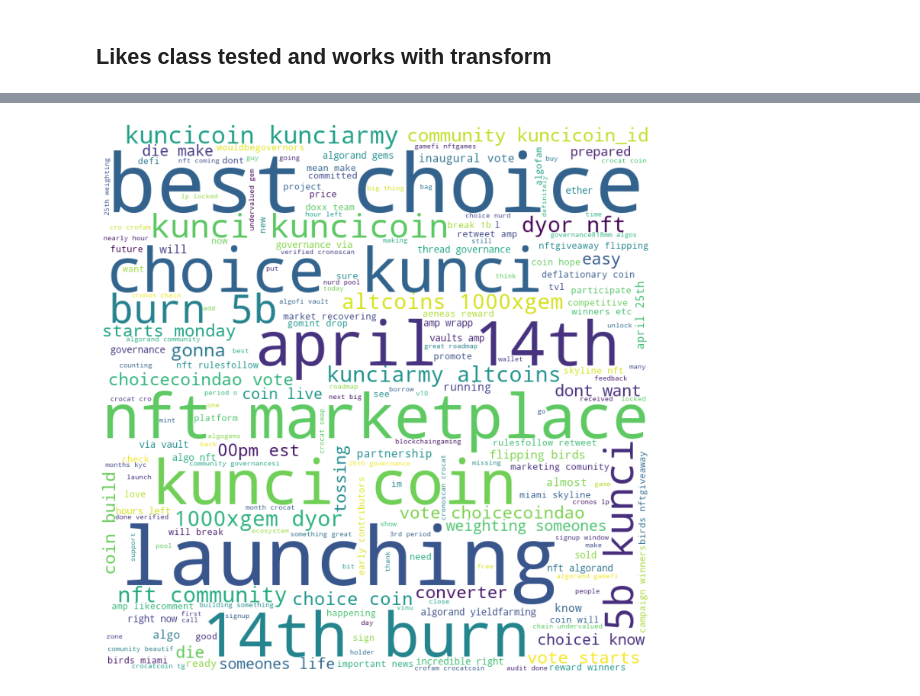
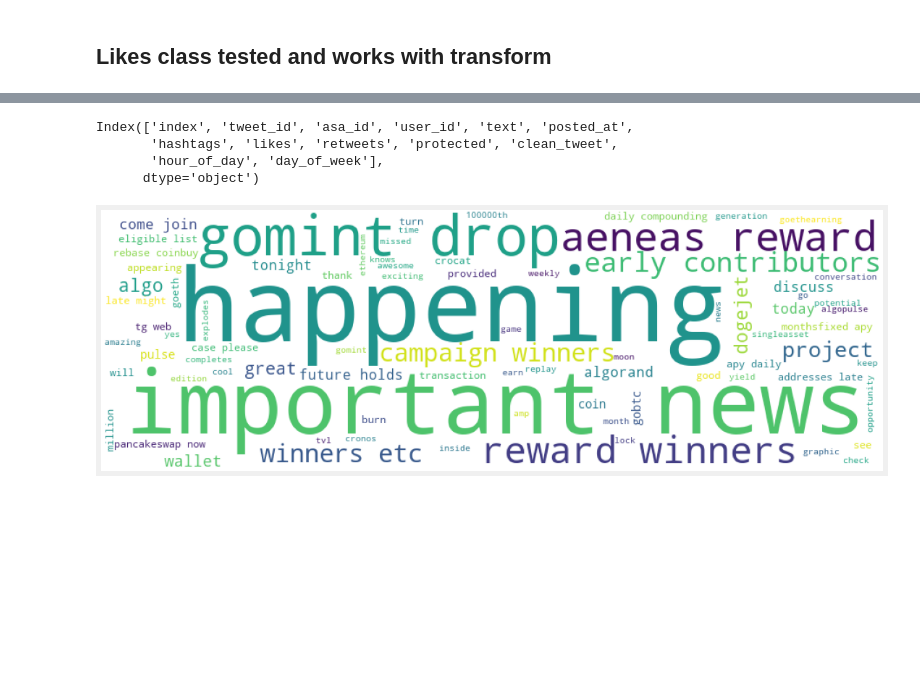
Before and after one commit to nazari-ai/nazari-data-wrangling, a Jupyter notebook: Twitter/twitter_clean.ipynb, the cells around one changed output, grey strips where cells are left out. Saved outputs shown, nothing was run; the diff lists cells and outputs as text; code cells hidden in the pictures; blank space fills up the shorter version.

Commit message:
Text class refactored, all workos now!

```diff
--- a/Twitter/twitter_clean.ipynb
+++ b/Twitter/twitter_clean.ipynb
@@ -253,8 +253,10 @@ ret.plot()
 # %%
 class Text():
 
-    def __init__(self, text):
-        self.text = text
+    def __init__(self, df, column:str):
+        self.df = df
+        self.column = column
+        self.text = df[column]
 
     def wordcloud(self):
         text = self.text
@@ -277,12 +279,13 @@ class Text():
 
             comment_words += " ".join(tokens)+" "
 
-        wordcloud = WordCloud(width = 800, height = 800,
+        wordcloud = WordCloud(width = 900, height = 300,
                 background_color ='white',
                 stopwords = stopwords,
                 min_font_size = 10).generate(comment_words)
 
         # plot the WordCloud image
+        plt.style.use('fivethirtyeight')
         plt.figure(figsize = (15, 10), facecolor = None)
         plt.imshow(wordcloud)
         plt.axis("off")
@@ -291,6 +294,8 @@ class Text():
         return plt.show()
 
     def sentiment(self):
+        df = self.df
+        column = self.df
         text = self.text
         senti = []
         score = [TextBlob(t).sentiment.polarity for t in text ]
@@ -301,11 +306,32 @@ class Text():
                 senti.append(0)
             else:
                 senti.append(-1)
+        df['sentiment_score'] = senti
+        return df
+    def plot_sentiment(self):
+        df = self.sentiment()
 
-        return senti
+        code = {1: 'positive', -1: 'negative', 0:'neutral'}
+        df['sentiment_score'].replace(code, inplace = True)
+        s = df['sentiment_score'].value_counts()
+
+        plt.style.use('fivethirtyeight')
+        plt.figure(figsize=(12,4))
+        plt.title('Sentiment Analysis')
+        plt.xlabel('Category')
+        plt.ylabel('Score')
+        plt.bar(s.index, s, color=['green'])
+        plt.show()
+# %%
+df_c.columns
+# %% [output]
+Index(['index', 'tweet_id', 'asa_id', 'user_id', 'text', 'posted_at',
+       'hashtags', 'likes', 'retweets', 'protected', 'clean_tweet',
+       'hour_of_day', 'day_of_week'],
+      dtype='object')
 # %%
-t = Text(tweet.clean_tweet)
+t = Text(df_c, 'clean_tweet')
 t.wordcloud()
 # %% [output]
-[figure, old version]
+[figure, new version]
 # %%
```
Also changed, not shown: parts of 11 cells of this notebook, 1 other file.
